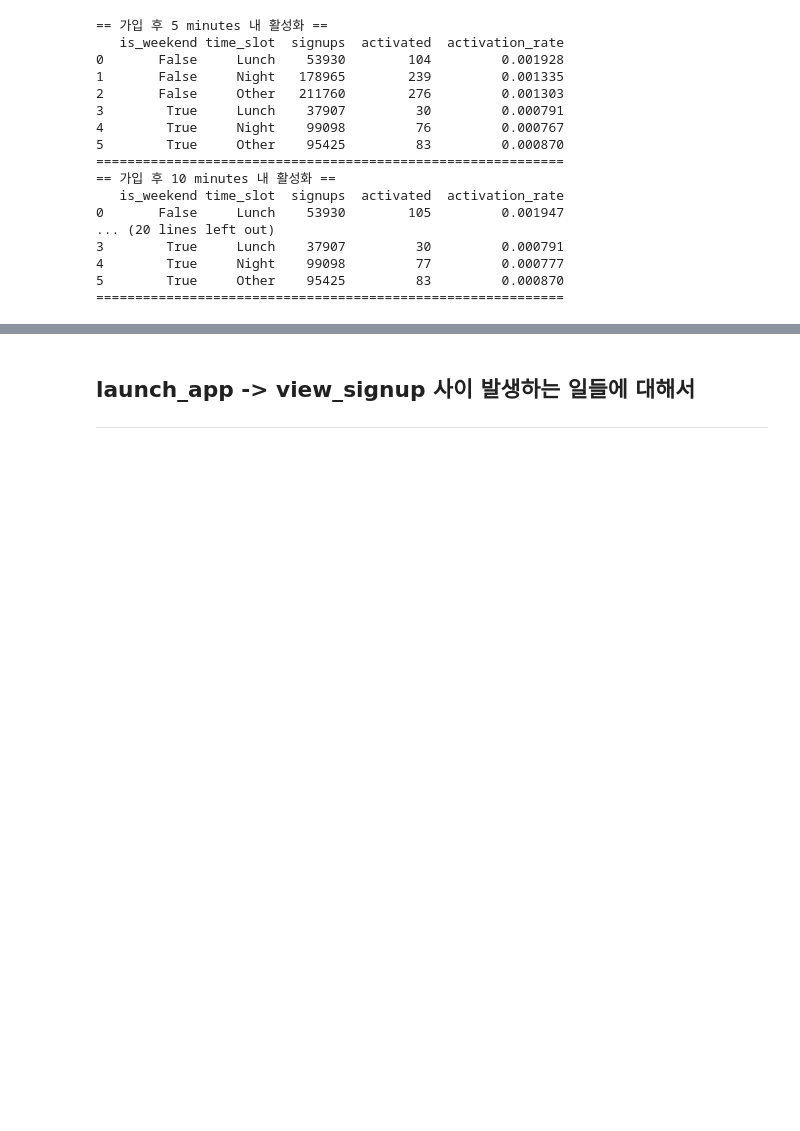
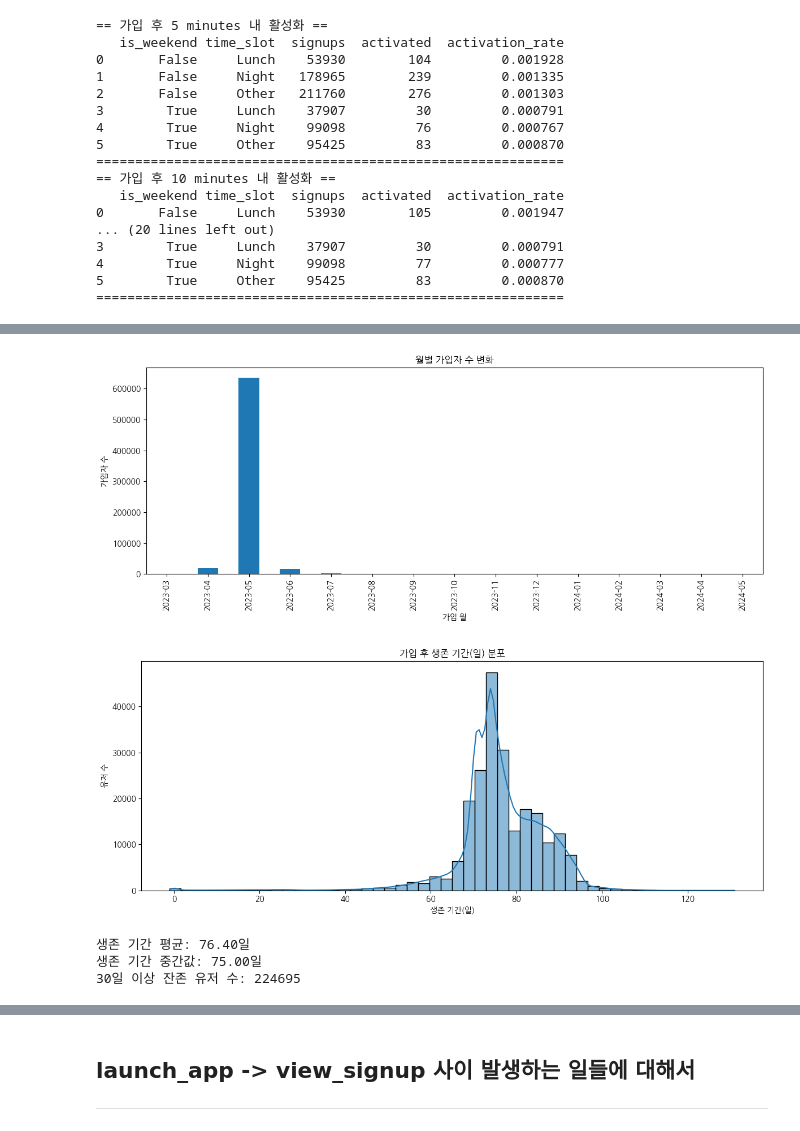
Before and after one commit to seung127/codeit_project, a Jupyter notebook: codeit-project-docker/notebooks/search_for_acquisition.ipynb, the cells around one changed output, grey strips where cells are left out. Saved outputs shown, nothing was run; the diff lists cells and outputs as text; code cells hidden in the pictures; blank space fills up the shorter version.

```diff
--- a/codeit-project-docker/notebooks/search_for_acquisition.ipynb
+++ b/codeit-project-docker/notebooks/search_for_acquisition.ipynb
@@ -1482,0 +1600,48 @@ time_event_activation_summary('hours', 1)
+# %%
+# 가입자 수 변화(5~6월 급증) 및 가입 후 생존 기간, 장기 잔존 유저 코호트 정의
+
+# accounts_user: vote 데이터(가입자 정보)
+# final_hackle_df: 행동 로그 데이터
+
+# 1. 가입자 수 변화 (월별)
+accounts_user['signup_month'] = accounts_user['created_at_plus_9'].dt.to_period('M')
+monthly_signup_counts = accounts_user.groupby('signup_month').size()
+plt.figure(figsize=(12, 5))
+monthly_signup_counts.plot(kind='bar')
+plt.title('월별 가입자 수 변화')
+plt.xlabel('가입 월')
+plt.ylabel('가입자 수')
+plt.tight_layout()
+plt.show()
+
+# 2. 가입 후 생존 기간 계산 (최종 이벤트 시각 - 가입 시각)
+user_last_event = final_hackle_df.groupby('user_id')['event_datetime'].max()
+accounts_user['user_id'] = accounts_user['id'].astype(str)
+accounts_user['last_event_time'] = accounts_user['user_id'].map(user_last_event)
+accounts_user['survival_days'] = (accounts_user['last_event_time'] - accounts_user['created_at_plus_9']).dt.days
+
+# 3. 생존 기간별 유저의 수 시각화 및 통계치 출력
+plt.figure(figsize=(12, 5))
+sns.histplot(accounts_user['survival_days'].dropna(), bins=50, kde=True)
+plt.title('가입 후 생존 기간(일) 분포')
+plt.xlabel('생존 기간(일)')
+plt.ylabel('유저 수')
+plt.tight_layout()
+plt.show()
+
+# 생존 기간의 평균, 중간값 계산
+mean_survival = accounts_user['survival_days'].mean()
+median_survival = accounts_user['survival_days'].median()
+print(f"생존 기간 평균: {mean_survival:.2f}일")
+print(f"생존 기간 중간값: {median_survival:.2f}일")
+
+# 4. 장기 잔존 유저(예: 가입 후 30일 이상 활동) 정의
+accounts_user['is_retained_30d'] = accounts_user['survival_days'] >= 30
+retained_users = accounts_user.loc[accounts_user['is_retained_30d'], 'user_id'].tolist()
+print(f"30일 이상 잔존 유저 수: {len(retained_users)}")
+# %% [output]
+[figure, added]
+[figure, added]
+생존 기간 평균: 76.40일
+생존 기간 중간값: 75.00일
+30일 이상 잔존 유저 수: 224695
```
Also changed, not shown: parts of 13 cells of this notebook, 10 other files.
